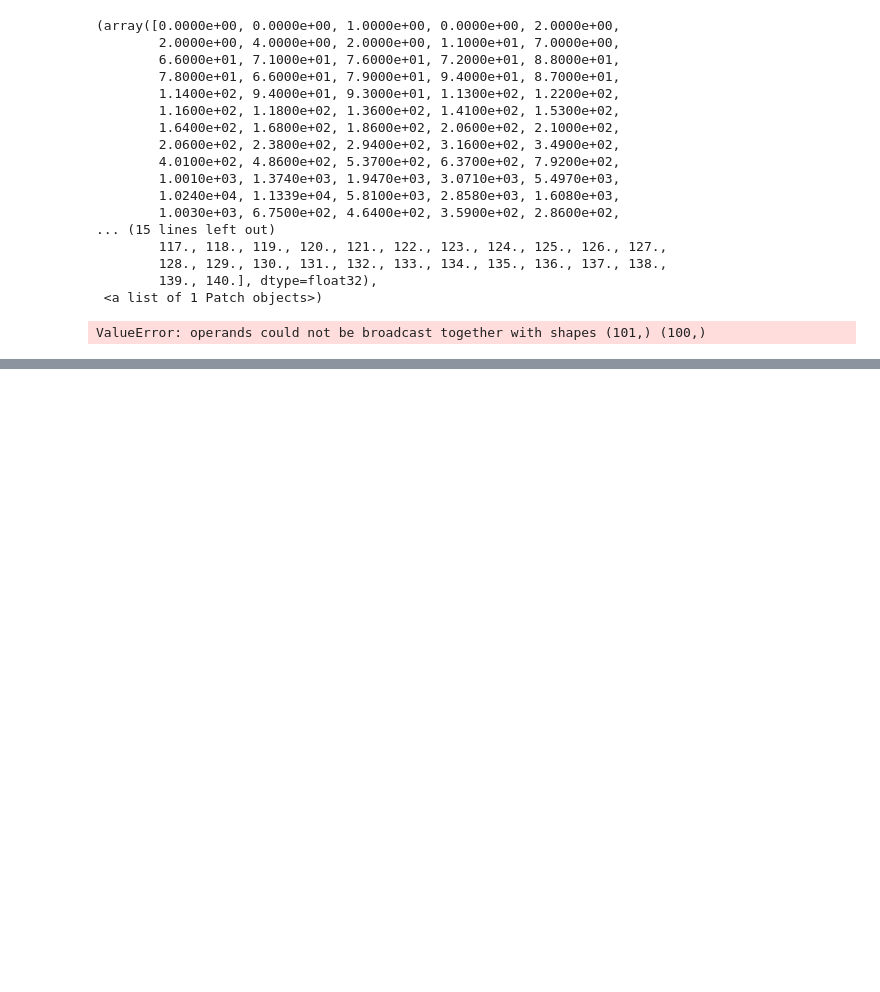
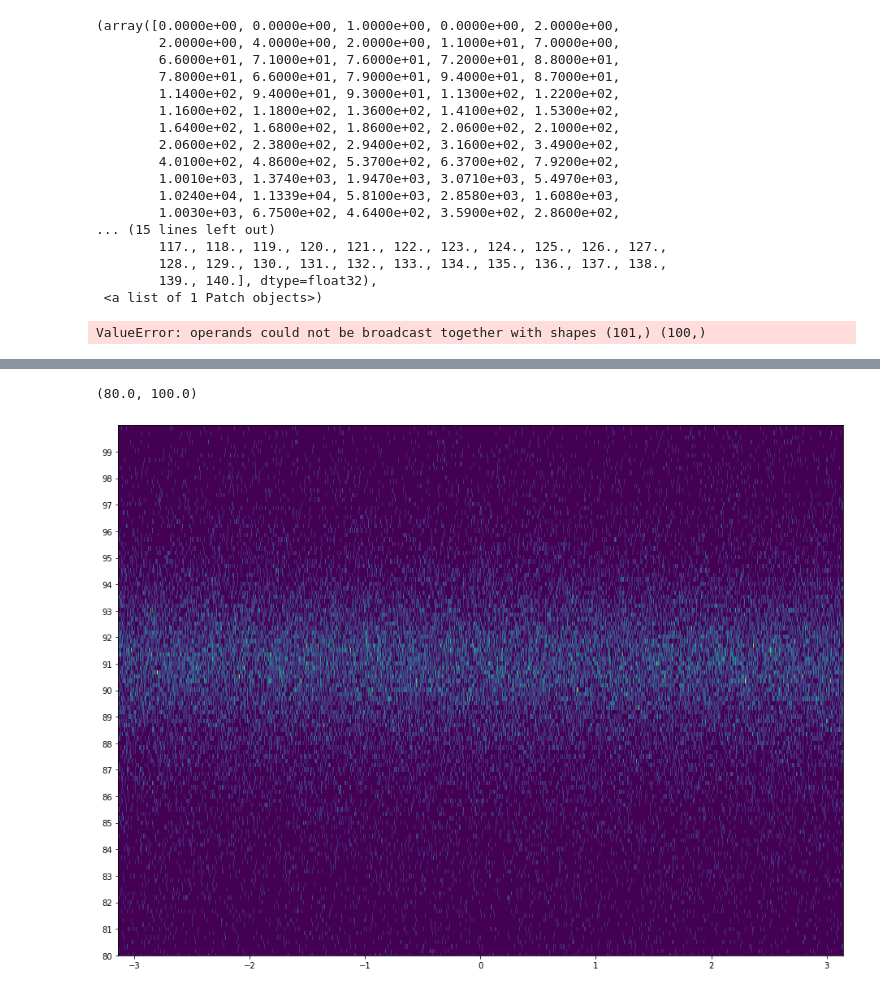
Before and after one commit to Taiantuia/MuonHATSatLPC2020, a Jupyter notebook: Exercise-2-Muon-momentum-scale-and-resolution-corrections.ipynb, the cells around one changed output, grey strips where cells are left out. Drawn from its saved outputs; the diff is of its cells as text; code cells hidden in the pictures; blank space fills up the shorter version.

```diff
--- a/Exercise-2-Muon-momentum-scale-and-resolution-corrections.ipynb
+++ b/Exercise-2-Muon-momentum-scale-and-resolution-corrections.ipynb
@@ -163,0 +148,2 @@ ValueError: operands could not be broadcast together with shapes (101,) (100,)
+# %%
+mup_phi=two_opposite_good_muons.phi[two_opposite_good_muons.charge>0].flatten()
@@ -163,0 +200,8 @@ ValueError: operands could not be broadcast together with shapes (101,) (100,)
+# %%
+plt.figure(figsize=(16,12))
+plt.hist2d(mup_phi, dimuon_p4.mass, bins=[1000,5000])
+plt.yticks(np.arange(80,100,1))
+plt.ylim((80, 100))
+# %% [output]
+(80.0, 100.0)
+[figure, added]
```
Also changed, not shown: parts of 18 cells of this notebook.
